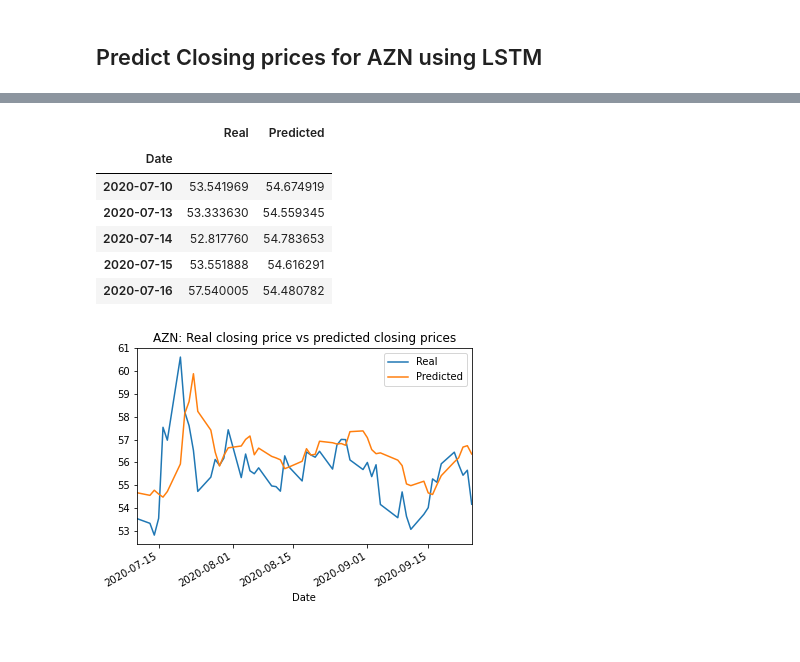
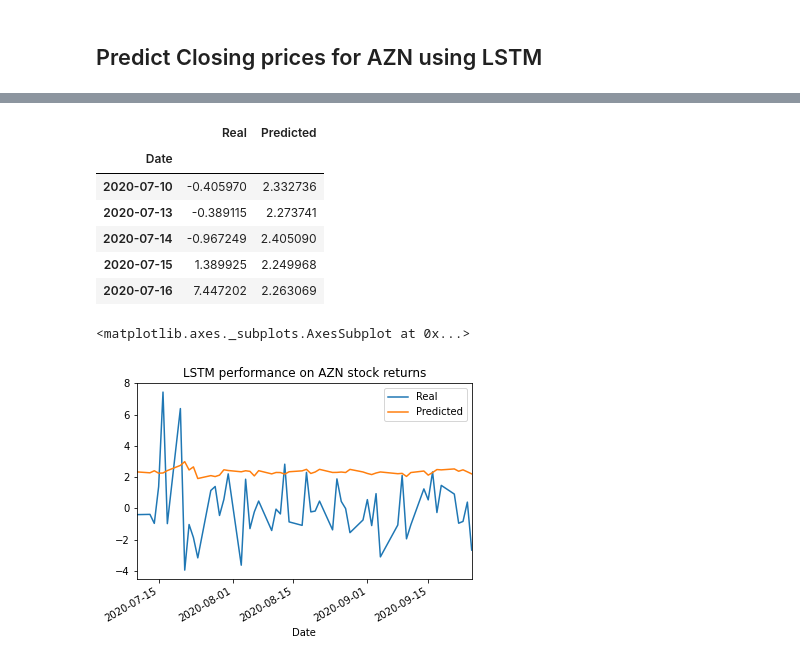
Before and after one commit to ShuranXu/Analysis-of-Trump-Tweets-Impact-To-Pharmaceutical-Stocks, a Jupyter notebook: LSTM_Zeldi.ipynb, the cells around one changed output, grey strips where cells are left out. Drawn from its saved outputs; the diff is of its cells as text; code cells hidden in the pictures.

```diff
--- a/LSTM_Zeldi.ipynb
+++ b/LSTM_Zeldi.ipynb
@@ -89,5 +92,6 @@ pfe_df.head()
 # %%
 # extract data for AZN and create a dataframe for AZN
-azn_df = construct_df(df, "Volume.2","Adj Close.2")
+azn_df_dr = construct_df(df, "Volume.2","Adj Close.2")
+azn_df = azn_df_dr.drop(columns=["Volume", "Adj Close"])
 azn_df.head()
 # %% [output]
@@ -507,10 +510,8 @@ plt.savefig('./Images/GSK_Closing_predicted_price_.png')
 # Then, experiment with window sizes anywhere from 1 to 10 and see how the model performance changes
 window_size = 3
 
-# Column index 1 is the 'Close' column
-# Column index 1 is the `Close` column
-feature_column = 1
-target_column = 1
+feature_column = 0
+target_column = 0
 X, y = window_data(azn_df, window_size, feature_column, target_column)
 # %%
 # Use 70% of the data for training and the remaineder for testing
@@ -668,15 +671,16 @@ stocks.head()
 # %% [output]
 |  | Real | Predicted |
 | Date |  |  |
-| 2020-07-10 | 53.541969 | 54.674919 |
-| 2020-07-13 | 53.333630 | 54.559345 |
-| 2020-07-14 | 52.817760 | 54.783653 |
-| 2020-07-15 | 53.551888 | 54.616291 |
-| 2020-07-16 | 57.540005 | 54.480782 |
+| 2020-07-10 | -0.405970 | 2.332736 |
+| 2020-07-13 | -0.389115 | 2.273741 |
+| 2020-07-14 | -0.967249 | 2.405090 |
+| 2020-07-15 | 1.389925 | 2.249968 |
+| 2020-07-16 | 7.447202 | 2.263069 |
 # %%
 # Plot the real vs predicted values as a line chart
 # WINDOW 3, epochs 20, batch 3
-stocks.plot(title="AZN: Real closing price vs predicted closing prices")
-plt.savefig('./Images/AZN_Closing_predicted_price_.png')
+stocks.plot(title="LSTM performance on AZN stock returns")
+#plt.savefig('./Images/LSTMmodel_AZN_stock_returns.png')
 # %% [output]
+<matplotlib.axes._subplots.AxesSubplot at 0x...>
-[figure, old version]
+[figure, new version]
```
Also changed, not shown: parts of 26 cells of this notebook, 2 other files.
